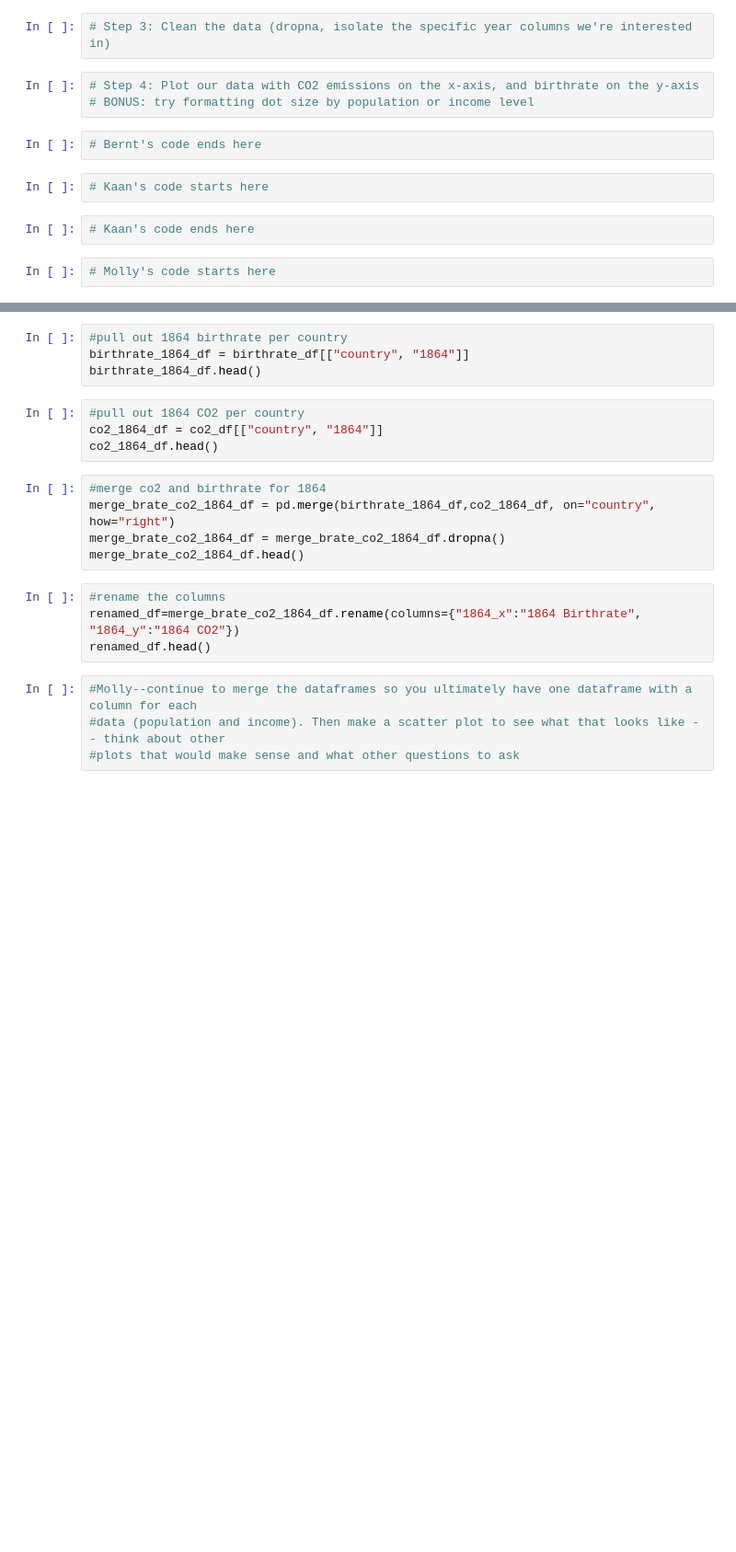
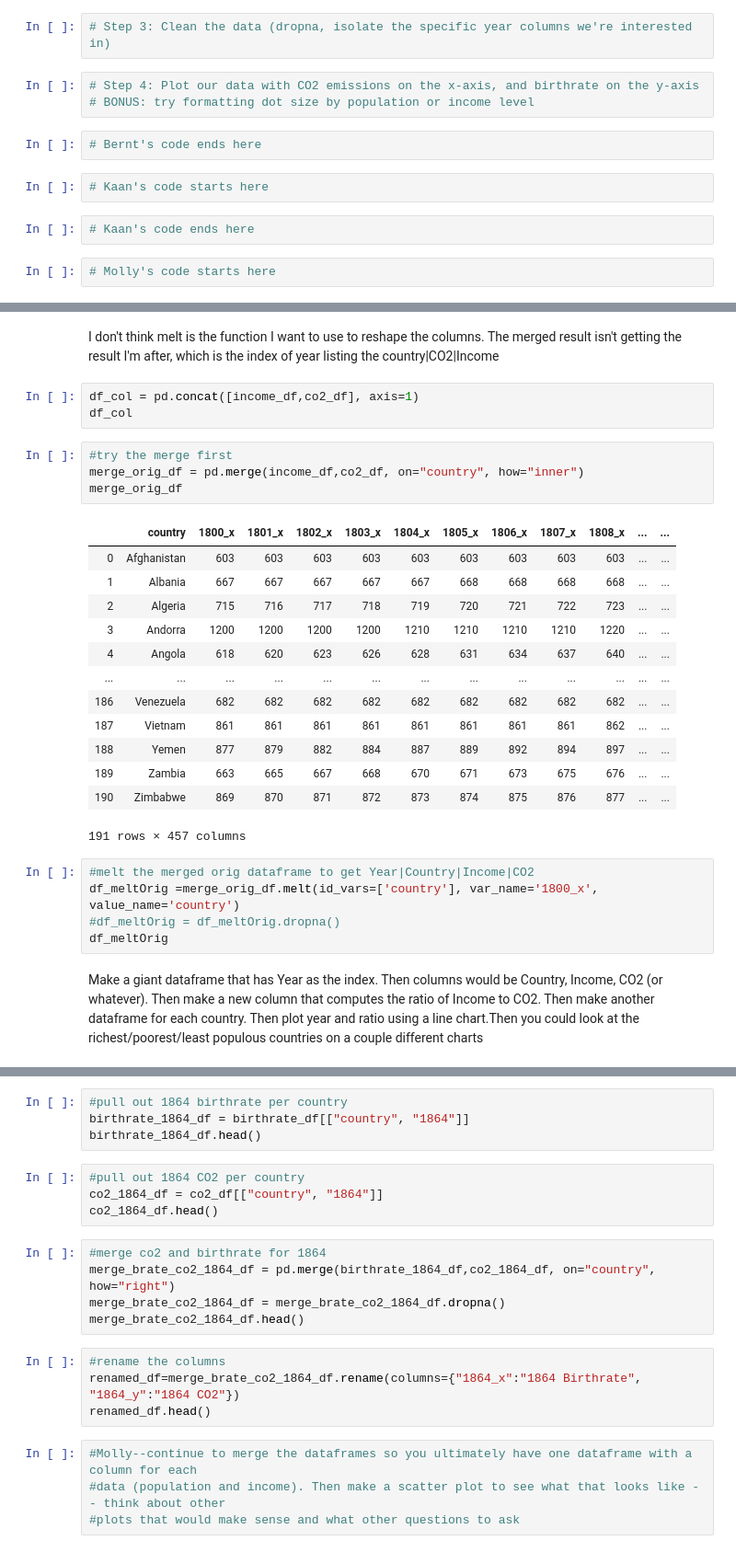
Before and after one commit to VallieTracy/project-one, a Jupyter notebook: Team_Awesome_Project_1.ipynb, the cells around one changed output, grey strips where cells are left out. Shown at 92% size. Cells and saved outputs as stored; diff of their text form; blank space fills up the shorter version.

```diff
--- a/Team_Awesome_Project_1.ipynb
+++ b/Team_Awesome_Project_1.ipynb
@@ -84,0 +379,32 @@ population_df.head()
+# %% [markdown]
+I don't think melt is the function I want to use to reshape the columns. The merged result isn't getting the result I'm after, which is the index of year listing the country|CO2|Income
+# %%
+df_col = pd.concat([income_df,co2_df], axis=1)
+df_col
+# %%
+#try the merge first
+merge_orig_df = pd.merge(income_df,co2_df, on="country", how="inner")
+merge_orig_df
+# %% [output]
+|  | country | 1800_x | 1801_x | 1802_x | 1803_x | 1804_x | 1805_x | 1806_x | 1807_x | 1808_x | ... | ... |
+| 0 | Afghanistan | 603 | 603 | 603 | 603 | 603 | 603 | 603 | 603 | 603 | ... | ... |
+| 1 | Albania | 667 | 667 | 667 | 667 | 667 | 668 | 668 | 668 | 668 | ... | ... |
+| 2 | Algeria | 715 | 716 | 717 | 718 | 719 | 720 | 721 | 722 | 723 | ... | ... |
+| 3 | Andorra | 1200 | 1200 | 1200 | 1200 | 1210 | 1210 | 1210 | 1210 | 1220 | ... | ... |
+| 4 | Angola | 618 | 620 | 623 | 626 | 628 | 631 | 634 | 637 | 640 | ... | ... |
+| ... | ... | ... | ... | ... | ... | ... | ... | ... | ... | ... | ... | ... |
+| 186 | Venezuela | 682 | 682 | 682 | 682 | 682 | 682 | 682 | 682 | 682 | ... | ... |
+| 187 | Vietnam | 861 | 861 | 861 | 861 | 861 | 861 | 861 | 861 | 862 | ... | ... |
+| 188 | Yemen | 877 | 879 | 882 | 884 | 887 | 889 | 892 | 894 | 897 | ... | ... |
+| 189 | Zambia | 663 | 665 | 667 | 668 | 670 | 671 | 673 | 675 | 676 | ... | ... |
+| 190 | Zimbabwe | 869 | 870 | 871 | 872 | 873 | 874 | 875 | 876 | 877 | ... | ... |
+191 rows × 457 columns
+# %%
+#melt the merged orig dataframe to get Year|Country|Income|CO2
+df_meltOrig =merge_orig_df.melt(id_vars=['country'], var_name='1800_x', value_name='country')
+#df_meltOrig = df_meltOrig.dropna()
+df_meltOrig
+# %% [markdown]
+Make a giant dataframe that has Year as the index. Then columns would be Country, Income,
+CO2 (or whatever). Then make a new column that computes the ratio of Income to CO2. Then make another dataframe
+for each country. Then plot year and ratio using a line chart.Then you could look at the richest/poorest/least populous countries on a couple different charts
```
Also changed, not shown: parts of 40 cells of this notebook.
